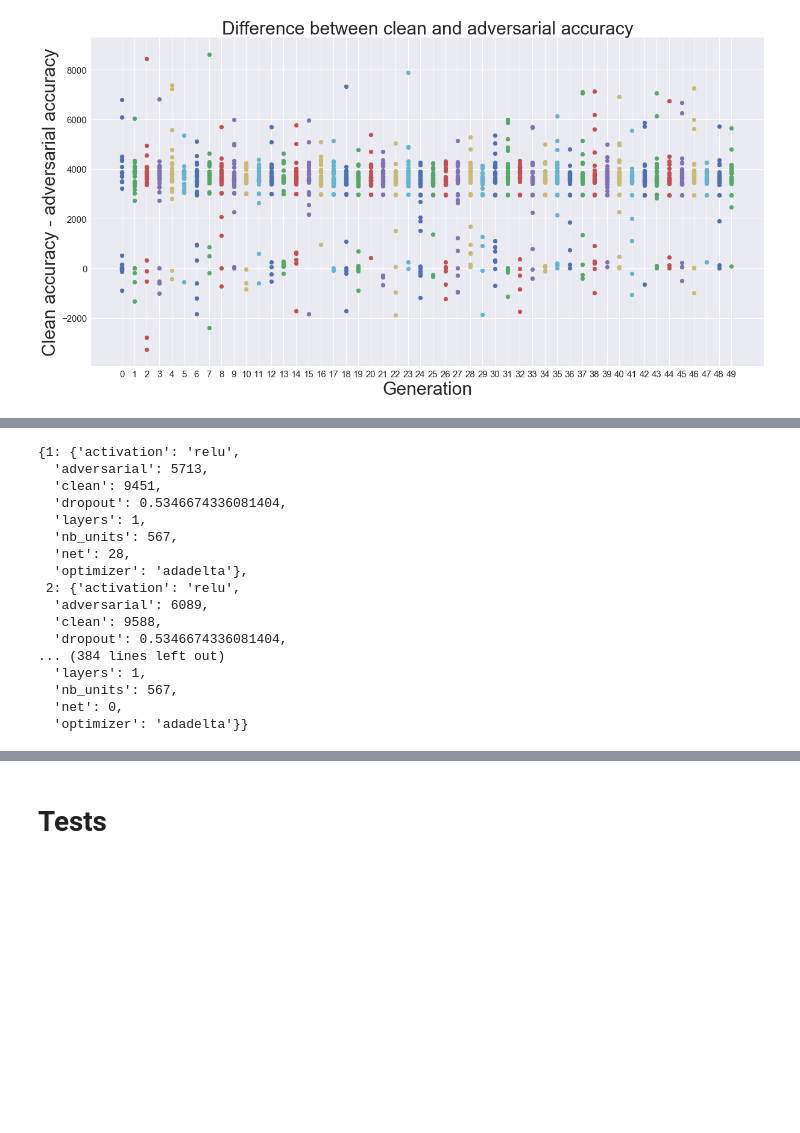
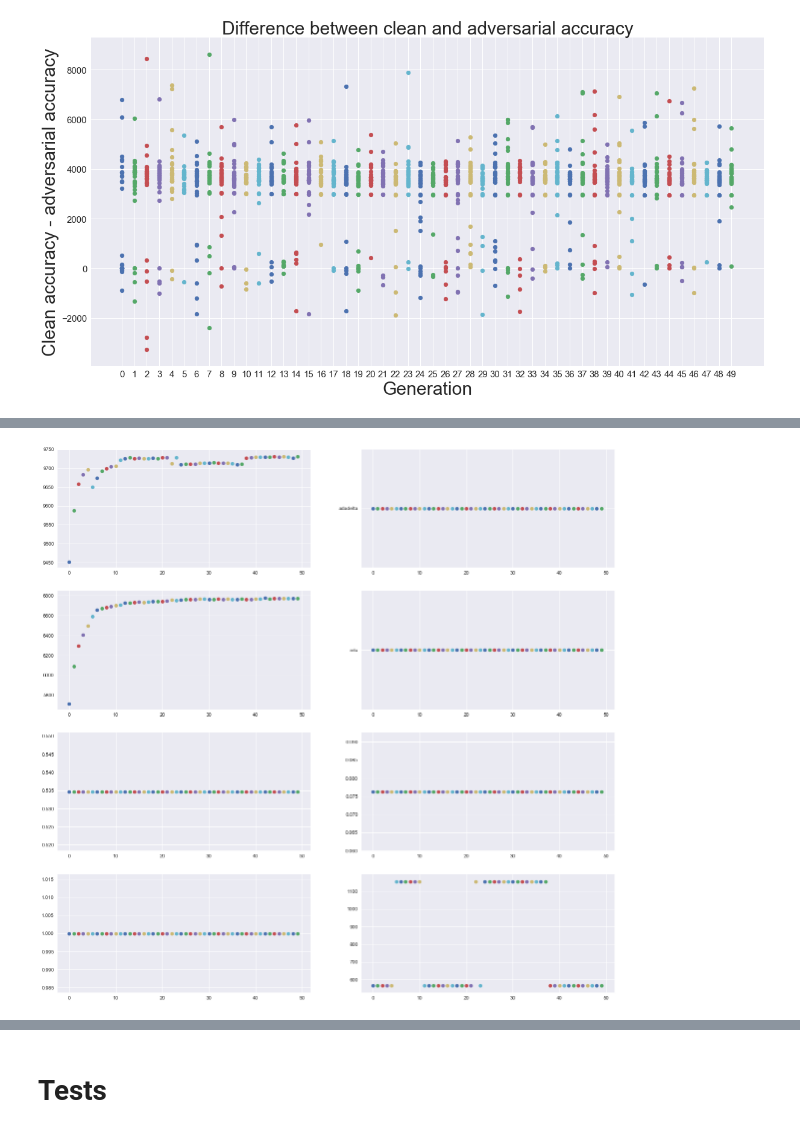
Before and after one commit to James-Brooke/Study, a Jupyter notebook: PyTorch/NeuroEvolution.ipynb, the cells around one changed output, grey strips where cells are left out. Saved outputs shown, nothing was run; the diff lists cells and outputs as text; code cells hidden in the pictures; blank space fills up the shorter version.

Commit message:
best plot function

```diff
--- a/PyTorch/NeuroEvolution.ipynb
+++ b/PyTorch/NeuroEvolution.ipynb
@@ -641,20 +604,0 @@ testing.genome_history
-# %%
-best
-# %% [output]
-{1: {'activation': 'relu',
-  'adversarial': 5713,
-  'clean': 9451,
-  'dropout': 0.5346674336081404,
-  'layers': 1,
-  'nb_units': 567,
-  'net': 28,
-  'optimizer': 'adadelta'},
- 2: {'activation': 'relu',
-  'adversarial': 6089,
-  'clean': 9588,
-  'dropout': 0.5346674336081404,
-... (384 lines left out)
-  'layers': 1,
-  'nb_units': 567,
-  'net': 0,
-  'optimizer': 'adadelta'}}
@@ -663,0 +605,45 @@ ax = fig.add_subplot(111)
+# %%
+def bestplotter(optimizer, k=0):
+
+    holder = {
+        'clean accuracy' : [],
+        'adversarial accuracy' : [],
+        'number of layers' : [],
+        'activation function' : [],
+        'dropout rate' : [],
+        'optimizer' : [],
+        'number of units in layer' : [],
+        'learning rate' : [],
+    }
+
+    for gen in optimizer.test_results:
+
+        curr = optimizer.test_results[gen]
+
+        best_index = np.argsort(optimizer.test_results[gen]['correct'])[::-1][k]
+
+        holder['clean accuracy'].append(curr['clean_correct'][best_index])
+        holder['adversarial accuracy'].append(curr['correct'][best_index])
+
+        genome = optimizer.genome_history[gen][best_index]
+
+        holder['number of layers'].append(genome['nb_layers'])
+        holder['dropout rate'].append(genome['layers'][0]['dropout_rate'])
+        holder['number of units in layer'].append(genome['layers'][0]['nb_units'])
+        holder['optimizer'].append(genome['optimizer'])
+        holder['activation function'].append(genome['layers'][0]['activation'])
+        holder['learning rate'].append(genome['lr'])
+
+    gens = len(holder['clean accuracy'])
+
+    fig = plt.figure(figsize=(20,20))
+
+    for i in range(8):
+        ax = fig.add_subplot(4,2, i+1)
+        ax.set
+        for j in range(gens):
+            ax.scatter(j, holder[list(holder.keys())[i]][j])
+# %%
+bestplotter(testing)
+# %% [output]
+[figure, added]
```
Also changed, not shown: parts of 4 cells of this notebook.
